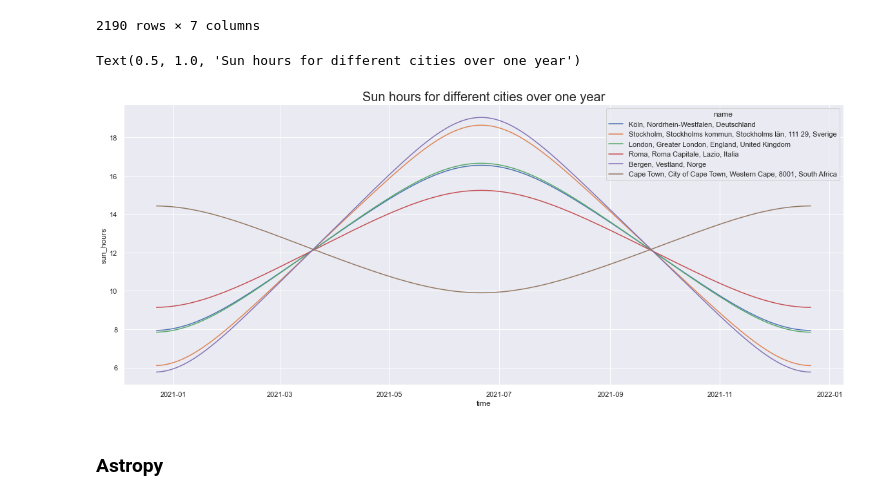
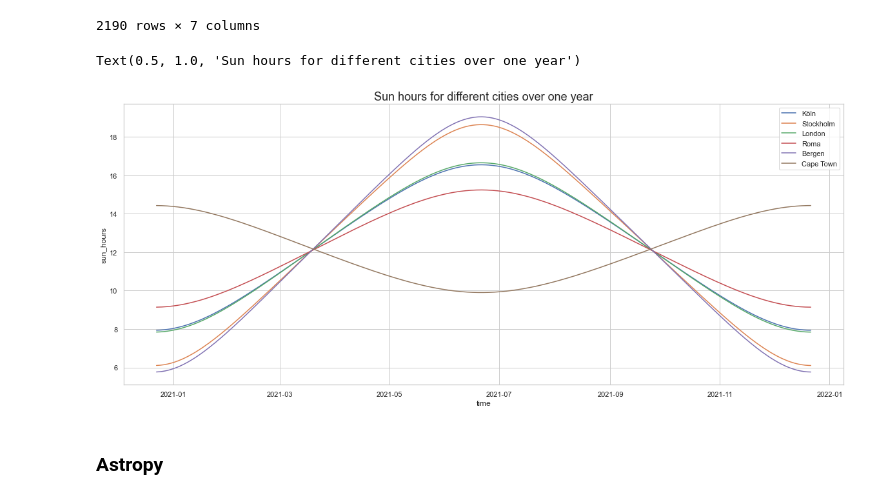
Before and after one commit to normannexo/Astronomy-Notebooks, a Jupyter notebook: ephemerides.ipynb, the cells around one changed output. Saved outputs shown, nothing was run; the diff lists cells and outputs as text; code cells hidden in the pictures.

Commit message:
shortened legend labels

```diff
--- a/ephemerides.ipynb
+++ b/ephemerides.ipynb
@@ -16,6 +16,7 @@ from geopy.geocoders import Nominatim
 import math
 
 sns.set()
+sns.set_style('whitegrid')
 # %%
 geolocator = Nominatim(user_agent="astronomy_notebook")
 sun = ephem.Sun()
@@ -150,12 +151,14 @@ df
 | 2189 | 2021-12-21 12:00:00 | 70.451352 | 297.500364 | 2021-12-21 17:57:20 | 2021-12-21 03:31:35 | Cape Town, City of Cape Town, Wes... | 14.429167 |
 2190 rows × 7 columns
 # %%
-fig, ax = plt.subplots(1, 1, figsize=(20,8))
-sns.lineplot(data=df, x='time', y='sun_hours', hue='name')
-plt.title("Sun hours for different cities over one year", fontsize=20)
+fig, axes = plt.subplots(1, 1, figsize=(20,8))
+ax = sns.lineplot(data=df, x='time', y='sun_hours', hue='name')
+legend_labels =ax.get_legend_handles_labels()
+ax.legend([label.split(',')[0].strip() for label in legend_labels[1]])
+plt.title("Sun hours for different cities over one year", fontsize=18)
 # %% [output]
 Text(0.5, 1.0, 'Sun hours for different cities over one year')
-[figure, old version]
+[figure, new version]
 # %% [markdown]
 ### Astropy
 # %%
```
Also changed, not shown: parts of 1 cell of this notebook.
